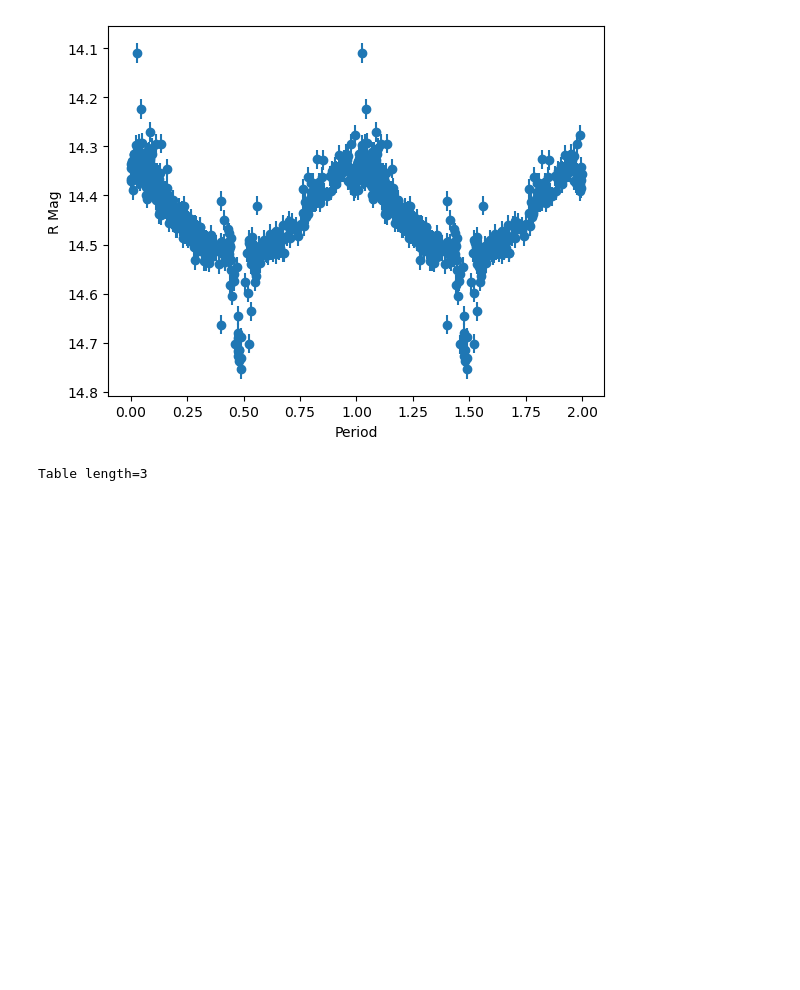
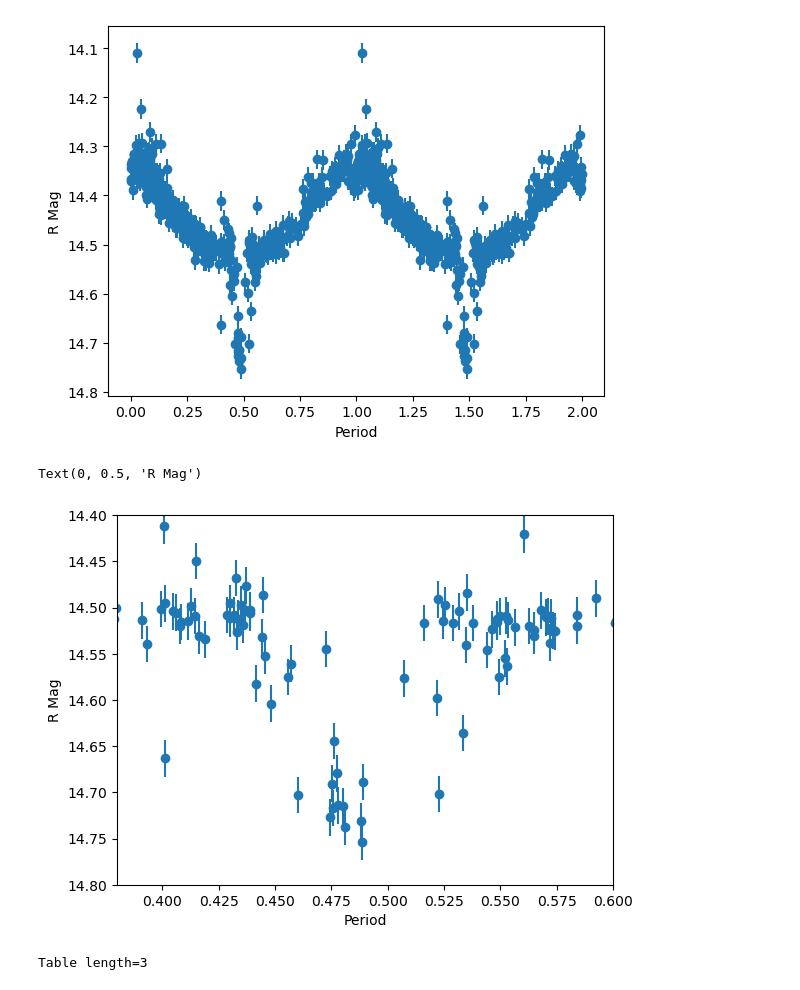
Before and after one commit to Hallflower20/palomar-project, a Jupyter notebook: planning/J184951.ipynb, the cells around one changed output. Cells and saved outputs as stored; diff of their text form; code cells hidden in the pictures; blank space fills up the shorter version.

```diff
--- a/planning/J184951.ipynb
+++ b/planning/J184951.ipynb
@@ -101,6 +101,21 @@ plt.ylabel("R Mag")
 # %% [output]
 Text(0, 0.5, 'R Mag')
 [figure]
+# %%
+hjd_p_fold = hjd % ztf_p / ztf_p
+hjd_p_fold = np.append(hjd_p_fold, 1 + hjd_p_fold)
+mag_p_fold = np.append(mag, mag)
+mag_err_p_fold = np.append(mag_err, mag_err)
+plt.errorbar(hjd_p_fold, mag_p_fold, mag_err_p_fold, fmt = "o")
+plt.xlim(0.38,0.6)
+plt.ylim(14.4, 14.8)
+plt.gca().invert_yaxis()
+
+plt.xlabel("Period")
+plt.ylabel("R Mag")
+# %% [output]
+Text(0, 0.5, 'R Mag')
+[figure, added]
 # %%
 folded = hjd % ztf_p / ztf_p
 # %%
```
Also changed, not shown: 1 other file.
